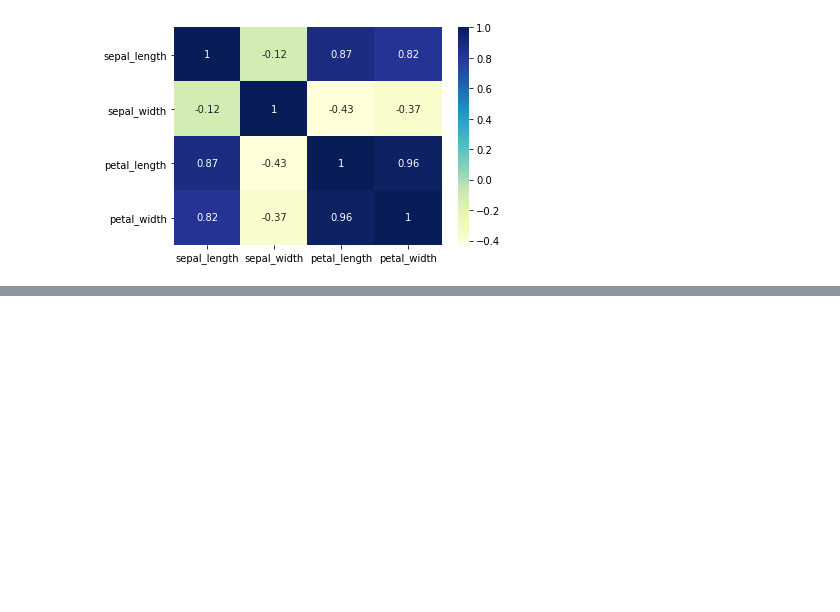
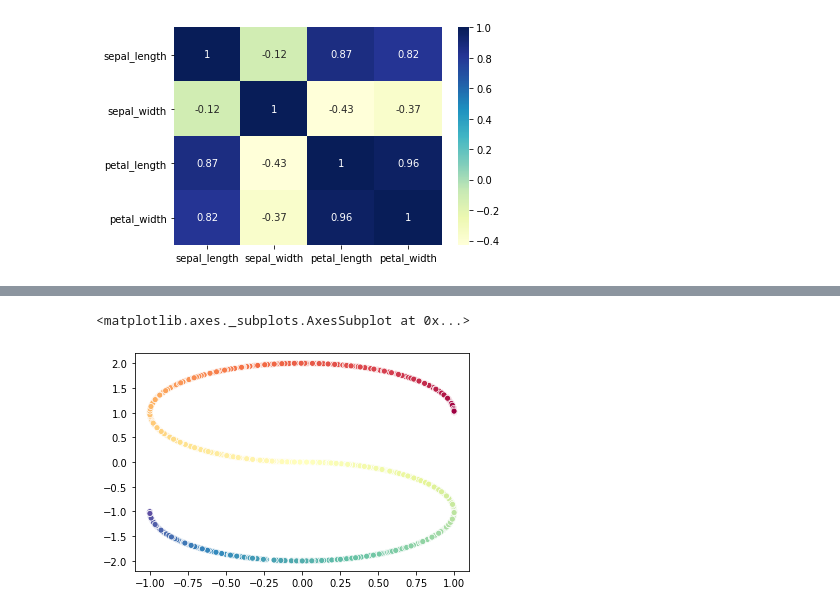
Before and after one commit to hadeutscher/openu-ds-presentation, a Jupyter notebook: Presentation.ipynb, the cells around one changed output, grey strips where cells are left out. Cells and saved outputs as stored; diff of their text form; code cells hidden in the pictures; blank space fills up the shorter version.

```diff
--- a/Presentation.ipynb
+++ b/Presentation.ipynb
@@ -83,0 +195,5 @@ sns.heatmap(data.corr(), cmap="YlGnBu", annot=True)
+# %%
+sns.scatterplot(X[:, 0], X[:, 2], hue=y, palette=plt.cm.Spectral, legend=False)
+# %% [output]
+<matplotlib.axes._subplots.AxesSubplot at 0x...>
+[figure, added]
```
Also changed, not shown: parts of 18 cells of this notebook.
